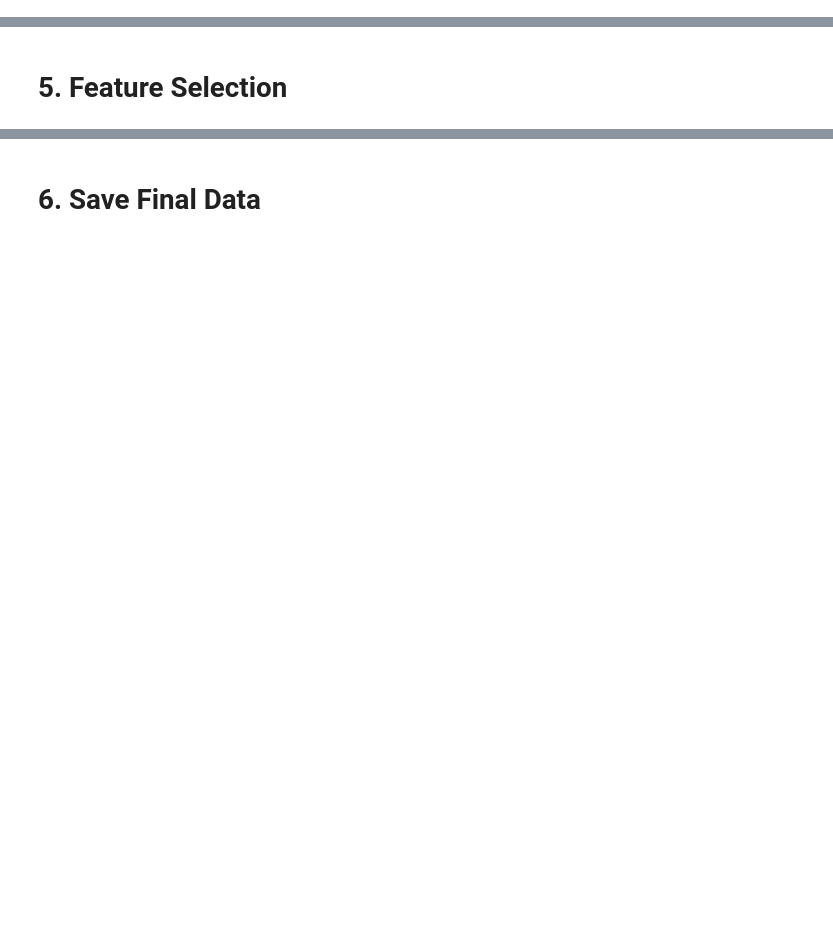
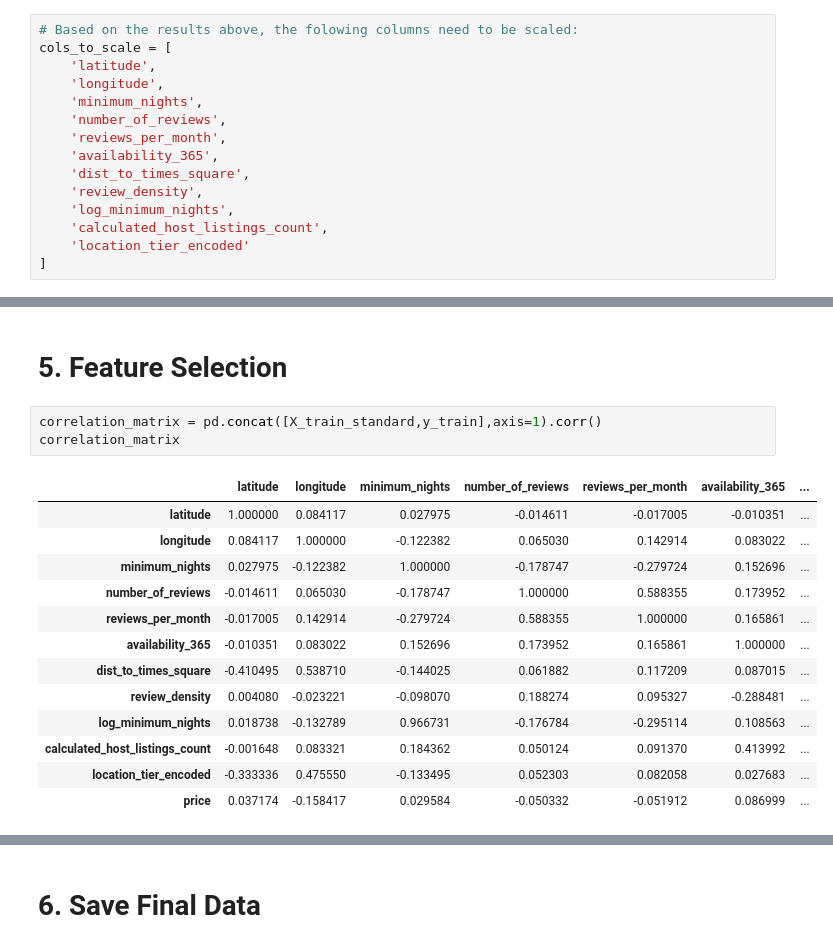
Before and after one commit to MTSU-DATA4950-Capstone-Spring2026/Team7-R1_AirbnbPricing, a Jupyter notebook: notebooks/Team07_03_feature_engineering.ipynb, the cells around one changed output, grey strips where cells are left out. Cells and saved outputs as stored; diff of their text form; blank space fills up the shorter version.

```diff
--- a/notebooks/Team07_03_feature_engineering.ipynb
+++ b/notebooks/Team07_03_feature_engineering.ipynb
@@ -530,0 +555,15 @@ The `neighbourhood` column has a lot of unique values, which is why there's a si
+# %%
+# Based on the results above, the folowing columns need to be scaled:
+cols_to_scale = [
+    'latitude',
+    'longitude',
+    'minimum_nights',
+    'number_of_reviews',
+    'reviews_per_month',
+    'availability_365',
+    'dist_to_times_square',
+    'review_density',
+    'log_minimum_nights',
+    'calculated_host_listings_count',
+    'location_tier_encoded'
+]
@@ -531,2 +662,19 @@ The `neighbourhood` column has a lot of unique values, which is why there's a si
 # %% [markdown]
 # 5. Feature Selection
+# %%
+correlation_matrix = pd.concat([X_train_standard,y_train],axis=1).corr()
+correlation_matrix
+# %% [output]
+|  | latitude | longitude | minimum_nights | number_of_reviews | reviews_per_month | availability_365 | ... |
+| latitude | 1.000000 | 0.084117 | 0.027975 | -0.014611 | -0.017005 | -0.010351 | ... |
+| longitude | 0.084117 | 1.000000 | -0.122382 | 0.065030 | 0.142914 | 0.083022 | ... |
+| minimum_nights | 0.027975 | -0.122382 | 1.000000 | -0.178747 | -0.279724 | 0.152696 | ... |
+| number_of_reviews | -0.014611 | 0.065030 | -0.178747 | 1.000000 | 0.588355 | 0.173952 | ... |
+| reviews_per_month | -0.017005 | 0.142914 | -0.279724 | 0.588355 | 1.000000 | 0.165861 | ... |
+| availability_365 | -0.010351 | 0.083022 | 0.152696 | 0.173952 | 0.165861 | 1.000000 | ... |
+| dist_to_times_square | -0.410495 | 0.538710 | -0.144025 | 0.061882 | 0.117209 | 0.087015 | ... |
+| review_density | 0.004080 | -0.023221 | -0.098070 | 0.188274 | 0.095327 | -0.288481 | ... |
+| log_minimum_nights | 0.018738 | -0.132789 | 0.966731 | -0.176784 | -0.295114 | 0.108563 | ... |
+| calculated_host_listings_count | -0.001648 | 0.083321 | 0.184362 | 0.050124 | 0.091370 | 0.413992 | ... |
+| location_tier_encoded | -0.333336 | 0.475550 | -0.133495 | 0.052303 | 0.082058 | 0.027683 | ... |
+| price | 0.037174 | -0.158417 | 0.029584 | -0.050332 | -0.051912 | 0.086999 | ... |
```
Also changed, not shown: parts of 17 cells of this notebook, 10 other files.
